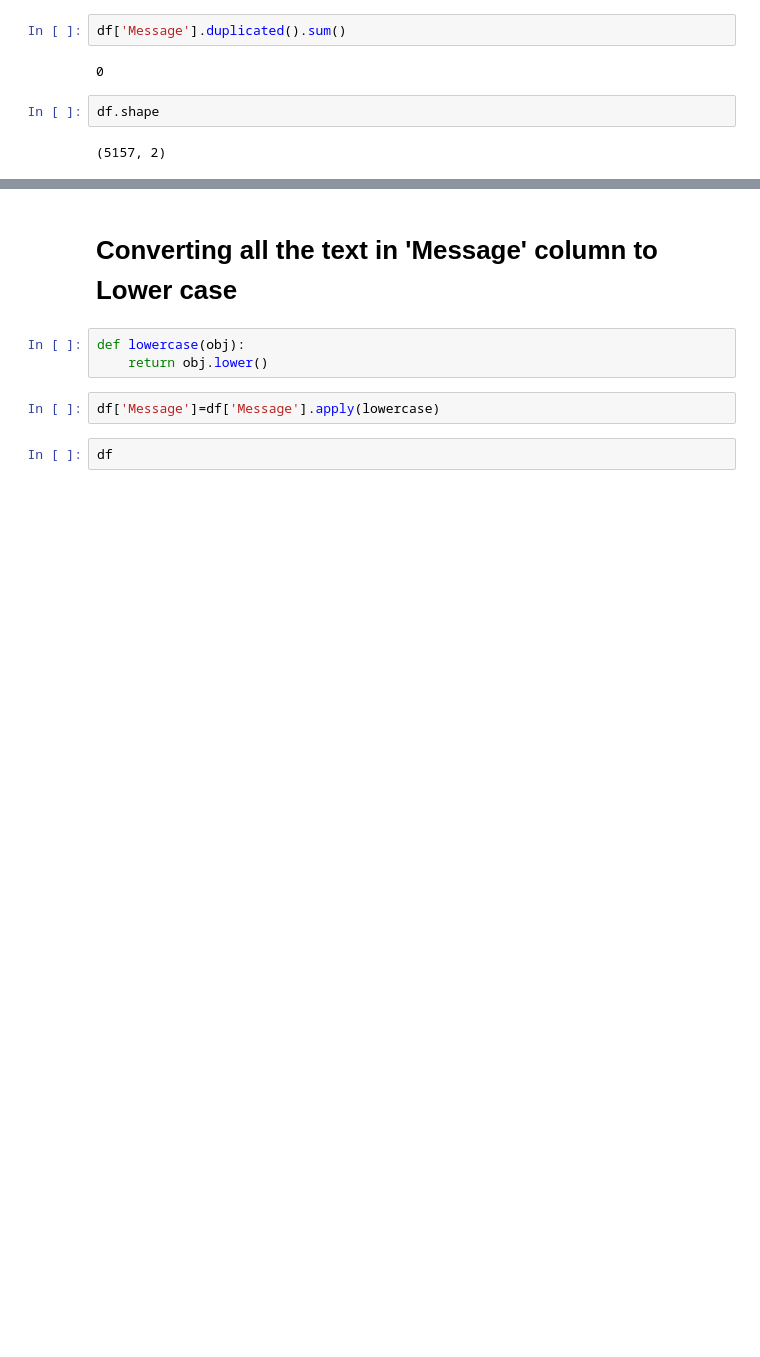
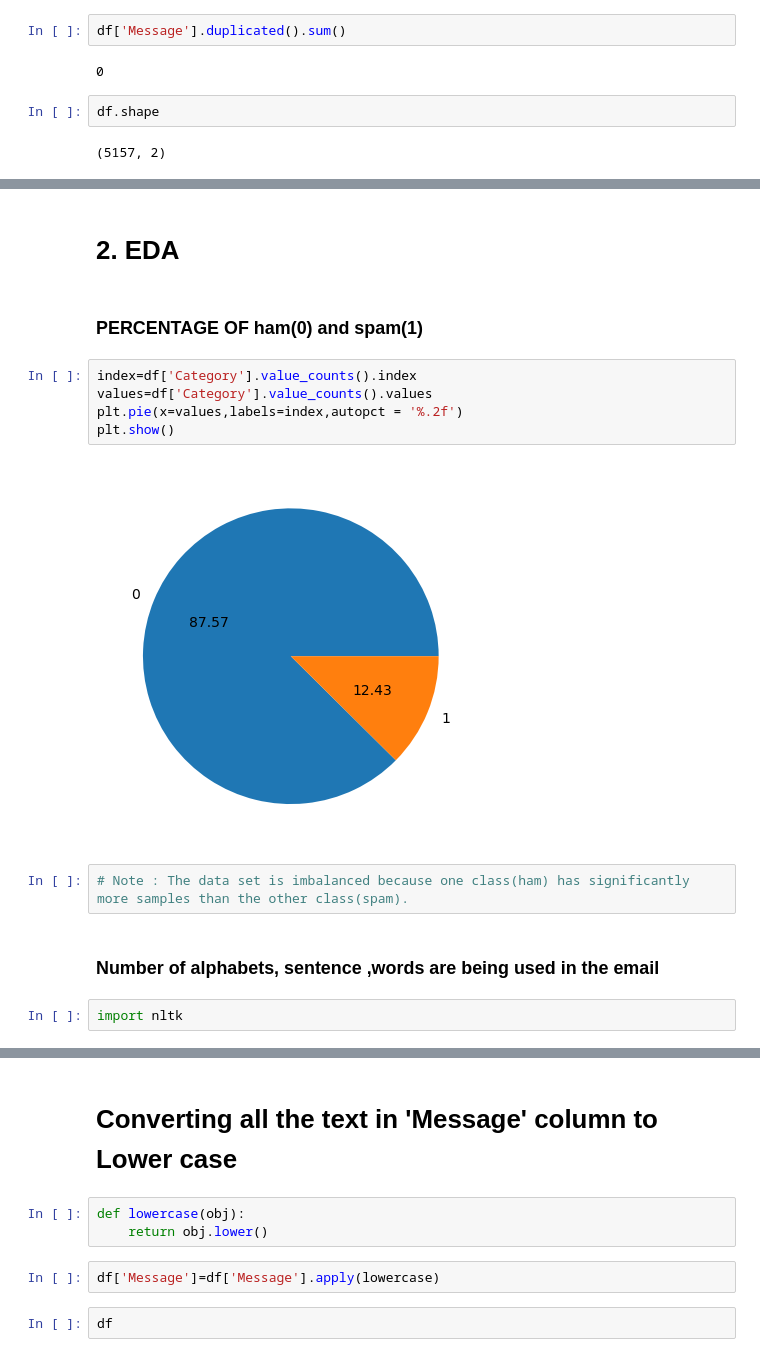
Before and after one commit to prabal-k/Email-Spam-Classifier, a Jupyter notebook: Spam email classifier.ipynb, the cells around one changed output, grey strips where cells are left out. Cells and saved outputs as stored; diff of their text form; blank space fills up the shorter version.

Commit message:
Performing EDA and exploring Data

```diff
--- a/Spam email classifier.ipynb
+++ b/Spam email classifier.ipynb
@@ -120,0 +145,17 @@ df.shape
+# %% [markdown]
+# 2. EDA
+# %% [markdown]
+###  PERCENTAGE OF ham(0) and spam(1)
+# %%
+index=df['Category'].value_counts().index
+values=df['Category'].value_counts().values
+plt.pie(x=values,labels=index,autopct = '%.2f')
+plt.show()
+# %% [output]
+[figure, added]
+# %%
+# Note : The data set is imbalanced because one class(ham) has significantly more samples than the other class(spam).
+# %% [markdown]
+### Number of alphabets, sentence ,words are being used in the email
+# %%
+import nltk
```
Also changed, not shown: parts of 30 cells of this notebook.
